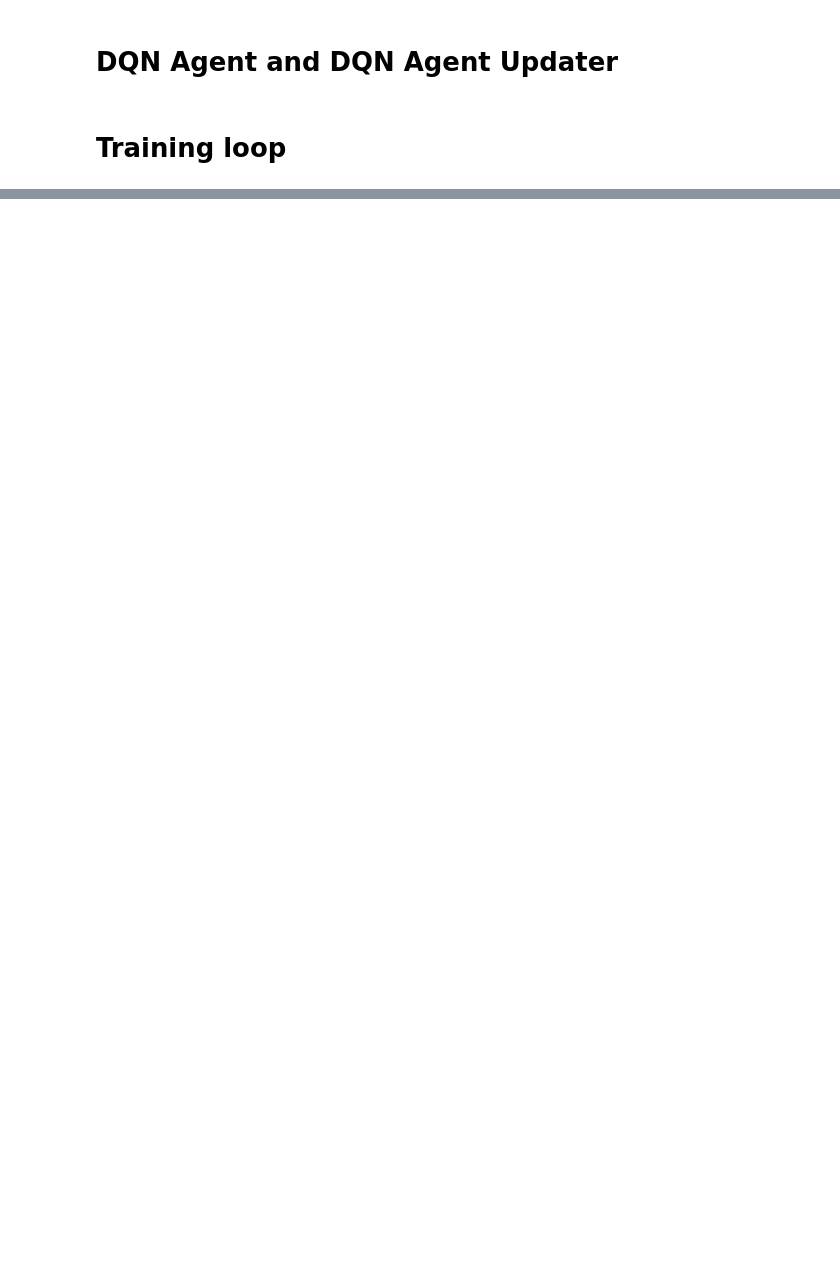
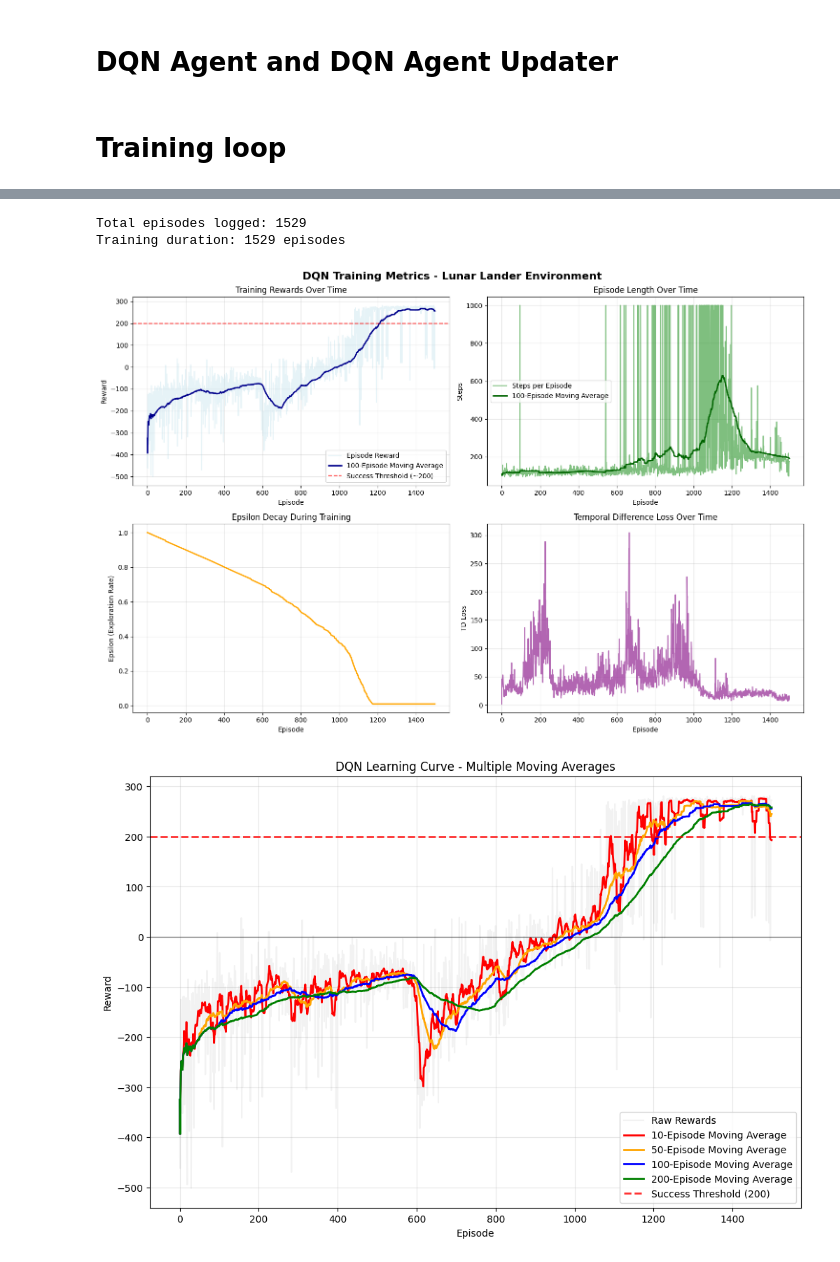
Before and after one commit to cjohana031/Deep_Reinforcement_Learning, a Jupyter notebook: lunar-landing/main.ipynb, the cells around one changed output, grey strips where cells are left out. Cells and saved outputs as stored; diff of their text form; code cells hidden in the pictures; blank space fills up the shorter version.

Commit message:
finish lunar landing

```diff
--- a/lunar-landing/main.ipynb
+++ b/lunar-landing/main.ipynb
@@ -558,0 +773,70 @@ Episode    0 | Reward: -307.65 | Steps: 107 | Avg100: -307.65 | Loss: 1.9213 |
+# %%
+import pandas as pd
+import matplotlib.pyplot as plt
+training_data = pd.read_csv('logs/training_log.csv')
+print(f"Total episodes logged: {len(training_data)}")
+print(f"Training duration: {training_data.shape[0]} episodes")
+
+# rolling averages
+training_data['reward_ma_100'] = training_data['reward'].rolling(window=100, min_periods=1).mean()
+training_data['steps_ma_100'] = training_data['steps'].rolling(window=100, min_periods=1).mean()
+fig, axes = plt.subplots(2, 2, figsize=(15, 10))
+fig.suptitle('DQN Training Metrics - Lunar Lander Environment', fontsize=16, fontweight='bold')
+
+axes[0,0].plot(training_data['episode'], training_data['reward'], alpha=0.3, color='lightblue', label='Episode Reward')
+axes[0,0].plot(training_data['episode'], training_data['reward_ma_100'], color='darkblue', linewidth=2, label='100-Episode Moving Average')
+axes[0,0].axhline(y=200, color='red', linestyle='--', alpha=0.7, label='Success Threshold (~200)')
+axes[0,0].set_xlabel('Episode')
+axes[0,0].set_ylabel('Reward')
+axes[0,0].set_title('Training Rewards Over Time')
+axes[0,0].legend()
+axes[0,0].grid(True, alpha=0.3)
+
+axes[0,1].plot(training_data['episode'], training_data['steps'], alpha=0.5, color='green', label='Steps per Episode')
+axes[0,1].plot(training_data['episode'], training_data['steps_ma_100'], color='darkgreen', linewidth=2, label='100-Episode Moving Average')
+axes[0,1].set_xlabel('Episode')
+axes[0,1].set_ylabel('Steps')
+axes[0,1].set_title('Episode Length Over Time')
+axes[0,1].legend()
+axes[0,1].grid(True, alpha=0.3)
+
+axes[1,0].plot(training_data['episode'], training_data['epsilon'], color='orange', linewidth=2)
+axes[1,0].set_xlabel('Episode')
+axes[1,0].set_ylabel('Epsilon (Exploration Rate)')
+axes[1,0].set_title('Epsilon Decay During Training')
+axes[1,0].grid(True, alpha=0.3)
+
+axes[1,1].plot(training_data['episode'], training_data['td_loss'], alpha=0.6, color='purple')
+axes[1,1].set_xlabel('Episode')
+axes[1,1].set_ylabel('TD Loss')
+axes[1,1].set_title('Temporal Difference Loss Over Time')
+axes[1,1].grid(True, alpha=0.3)
+
+plt.tight_layout()
+plt.show()
+window_sizes = [10, 50, 100, 200]
+colors = ['red', 'orange', 'blue', 'green']
+
+plt.figure(figsize=(12, 8))
+plt.plot(training_data['episode'], training_data['reward'], alpha=0.1, color='gray', label='Raw Rewards')
+
+for window, color in zip(window_sizes, colors):
+    if len(training_data) >= window:
+        smoothed = training_data['reward'].rolling(window=window, min_periods=1).mean()
+        plt.plot(training_data['episode'], smoothed, color=color, linewidth=2,
+                label=f'{window}-Episode Moving Average')
+
+plt.axhline(y=200, color='red', linestyle='--', alpha=0.8, linewidth=2, label='Success Threshold (200)')
+plt.axhline(y=0, color='black', linestyle='-', alpha=0.5, linewidth=1)
+
+plt.xlabel('Episode')
+plt.ylabel('Reward')
+plt.title('DQN Learning Curve - Multiple Moving Averages')
+plt.legend()
+plt.grid(True, alpha=0.3)
+plt.show()
+# %% [output]
+Total episodes logged: 1529
+Training duration: 1529 episodes
+[figure, added]
+[figure, added]
```
Also changed, not shown: parts of 22 cells of this notebook, 6 other files.
